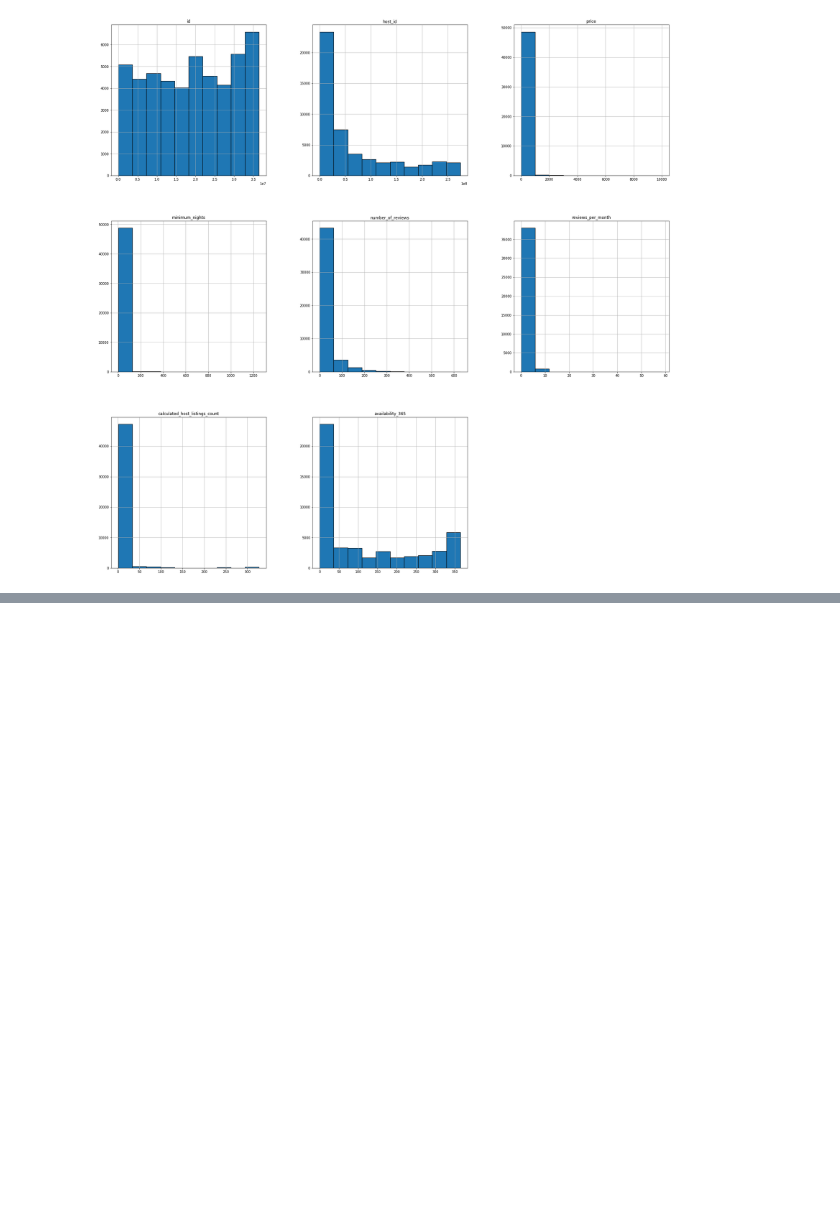
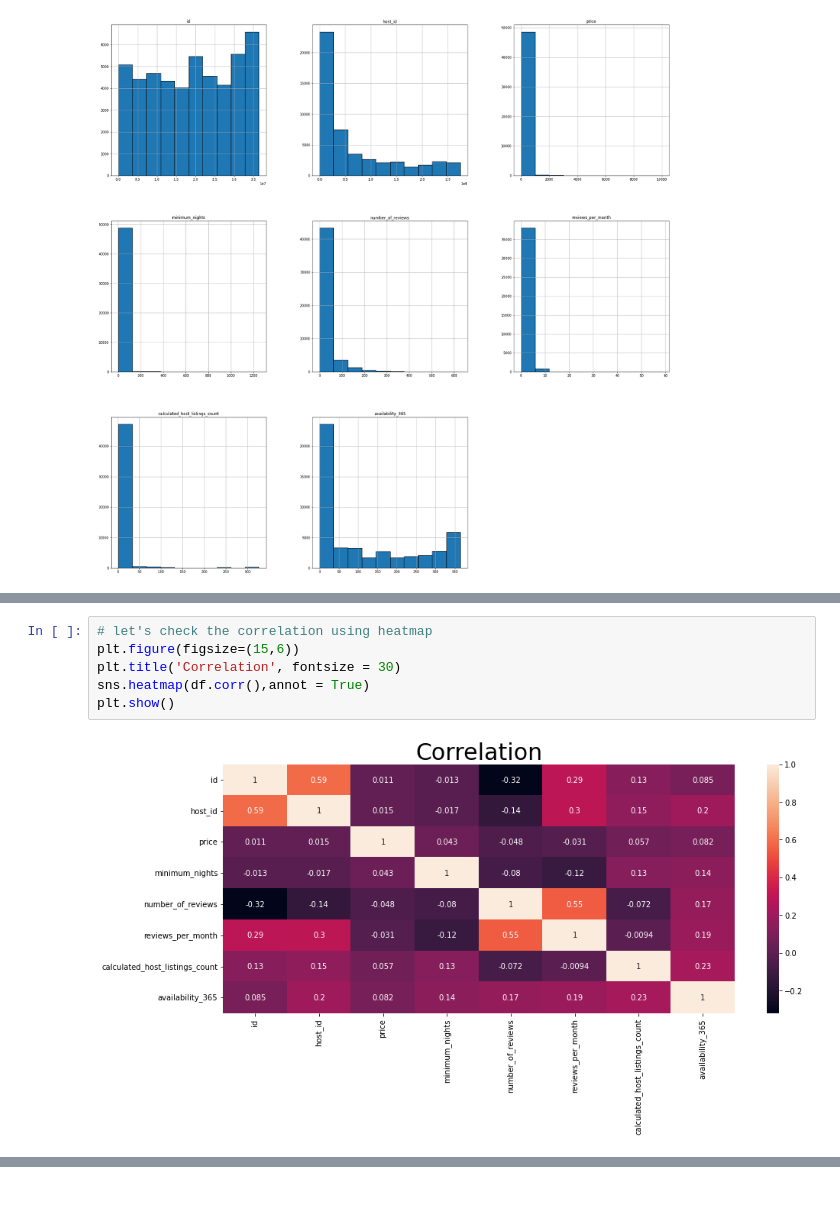
Before and after one commit to NishankRana/Airbnb-Data-Analysis, a Jupyter notebook: Airbnb_Bookings_Analysis_Capstone_Project.ipynb, the cells around one changed output, grey strips where cells are left out. Saved outputs shown, nothing was run; the diff lists cells and outputs as text; blank space fills up the shorter version.

```diff
--- a/Airbnb_Bookings_Analysis_Capstone_Project.ipynb
+++ b/Airbnb_Bookings_Analysis_Capstone_Project.ipynb
@@ -217,0 +223,8 @@ df.hist(edgecolor="black", linewidth=1.2, figsize=(30, 30));
+# %%
+# let's check the correlation using heatmap
+plt.figure(figsize=(15,6))
+plt.title('Correlation', fontsize = 30)
+sns.heatmap(df.corr(),annot = True)
+plt.show()
+# %% [output]
+[figure, added]
```
Also changed, not shown: parts of 2 cells of this notebook.
